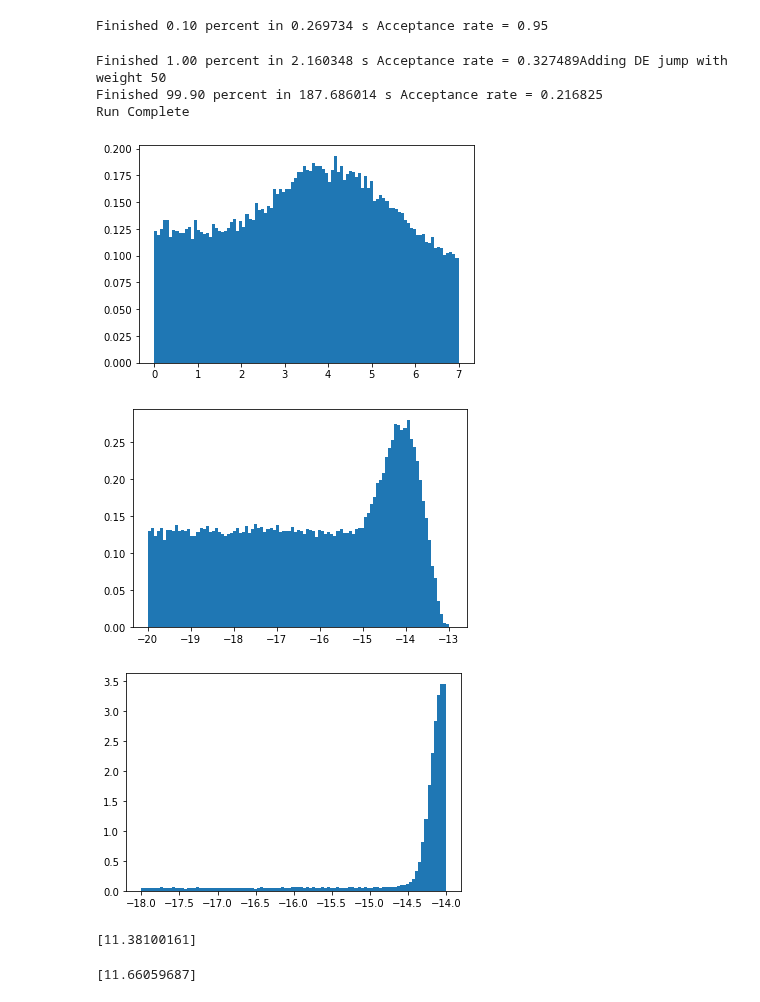
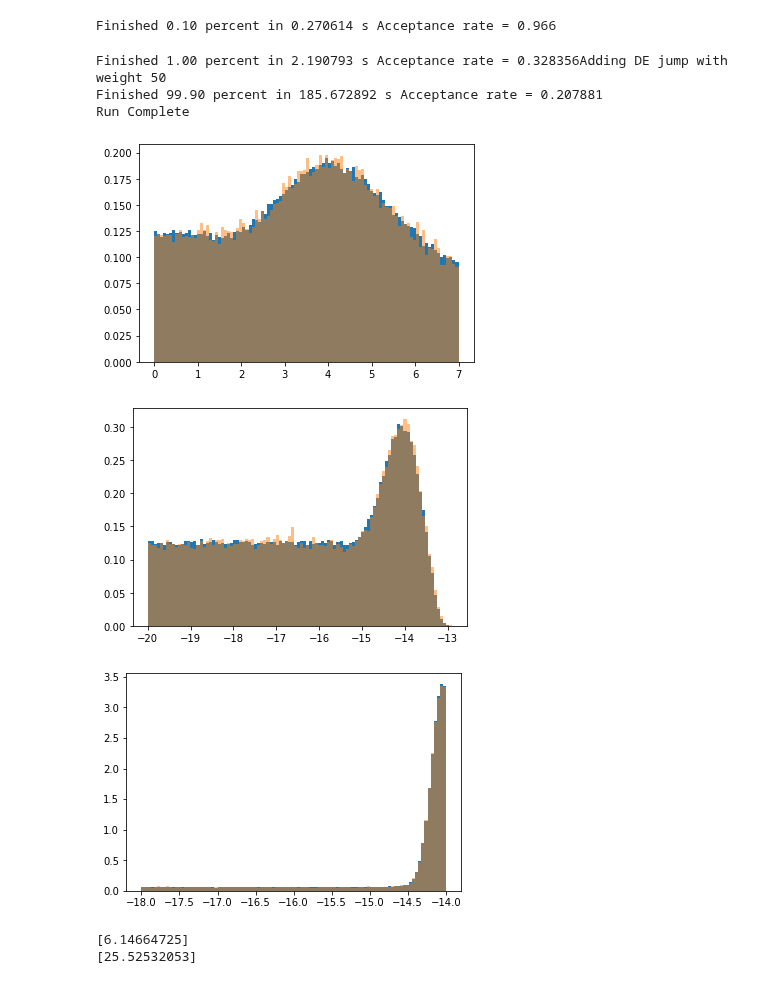
Before and after one commit to AaronDJohnson/impulse_mcmc, a Jupyter notebook: examples/pta_test.ipynb, the cells around one changed output. Cells and saved outputs as stored; diff of their text form; code cells hidden in the pictures.

```diff
--- a/examples/pta_test.ipynb
+++ b/examples/pta_test.ipynb
@@ -23,2 +23,2 @@ WARNING: AstropyDeprecationWarning: The private astropy._erfa module has been ma
 # %%
-pta = model_2a(psrs, noisedict=params, gamma_common=4.33, n_gwbfreqs=5, tm_marg=True, tnequad=True, tm_svd=True)
+pta = model_2a([psrs[0]], noisedict=params, gamma_common=4.33, n_gwbfreqs=5, tm_marg=True, tnequad=True, tm_svd=True)
@@ -29,3 +25,3 @@ ndim, x0 = initial_sample(pta, ntemps, nchains)
 # %%
-sampler = setup_sampler(pta, ret_chain=True, prior_sample=True, resume=False, num_samples=5e6, ntemps=31, ncores=4, outdir='/pta_test')
+sampler = setup_sampler(pta, ret_chain=True, resume=False, num_samples=5e6, ntemps=4, ncores=1, outdir='/pta_test')
 # %% [output]
@@ -38,8 +33,14 @@ chain = sampler.sample()  # 439 hours with 4 cores  (>50 hours with 1 core)
+# %%
+chains = []
+for i in range(4):
+    with open('./chains/chain_{}.txt'.format(i + 1), 'r') as f:
+        chain = np.loadtxt(f)
+    chains.append(chain)
 # %%
-for ii in range(ntemps):
+for ii in range(4):
     fig, ax = plt.subplots(1, 3, figsize=(15, 5))
-    ax[0].plot(chain[::10, 0, ii])
-    ax[1].plot(chain[::10, 1, ii])
-    ax[2].plot(chain[::10, 2, ii])
+    ax[0].plot(chains[ii][:, 0])
+    ax[1].plot(chains[ii][:, 1])
+    ax[2].plot(chains[ii][:, 2])
     plt.show()
 # %% [output]
@@ -61,9 +62,9 @@ N = int(1e6)
 x0 = np.hstack([p.sample() for p in pta.params])
 sampler.sample(x0, N, SCAMweight=30, AMweight=15, DEweight=50)
 # %% [output]
-Finished 0.10 percent in 0.269734 s Acceptance rate = 0.95
+Finished 0.10 percent in 0.270614 s Acceptance rate = 0.966
-Finished 1.00 percent in 2.160348 s Acceptance rate = 0.327489Adding DE jump with weight 50
-Finished 99.90 percent in 187.686014 s Acceptance rate = 0.216825
+Finished 1.00 percent in 2.190793 s Acceptance rate = 0.328356Adding DE jump with weight 50
+Finished 99.90 percent in 185.672892 s Acceptance rate = 0.207881
 Run Complete
 # %%
 outDir = './chains/sngl/'
@@ -71,24 +72,18 @@ with open(outDir + 'chain_1.txt', 'r') as f:
     chain2 = np.loadtxt(f)
 # %%
 for ii in range(3):
-    __, bins, __ = plt.hist(chain[20_000:, ii, 0], bins=100, density=True)
-    # plt.hist(chain2[20_000:, ii], bins=bins, density=True, alpha=0.5)
+    __, bins, __ = plt.hist(chains[0][20_000:, ii], bins=100, density=True)
+    plt.hist(chain2[20_000:, ii], bins=bins, density=True, alpha=0.5)
     # plt.hist(samples[:, ii], bins=bins, density=True, alpha=0.5)
     plt.show()
 # %% [output]
-[figure, old version]
+[figure, new version]
-[figure, old version]
+[figure, new version]
-[figure, old version]
+[figure, new version]
 # %%
 ii = 2
-print(integrated_time(chain[20000:, ii, 0]) / 10)
-# print(integrated_time(chain2[20_000:, ii]))
+print(integrated_time(chains[0][20000:, ii]))
+print(integrated_time(chain2[20_000:, ii]))
 # %% [output]
-[11.38100161]
+[6.14664725]
+[25.52532053]
-# %%
-ii = 2
-# print(integrated_time(chain2[:, ii]))
-print(integrated_time(chain[:, ii, 0], quiet=True) / 10)
-# print(integrated_time(samples[:, ii], quiet=True))
-# %% [output]
-[11.66059687]
```
Also changed, not shown: parts of 7 cells of this notebook, 8 other files.
